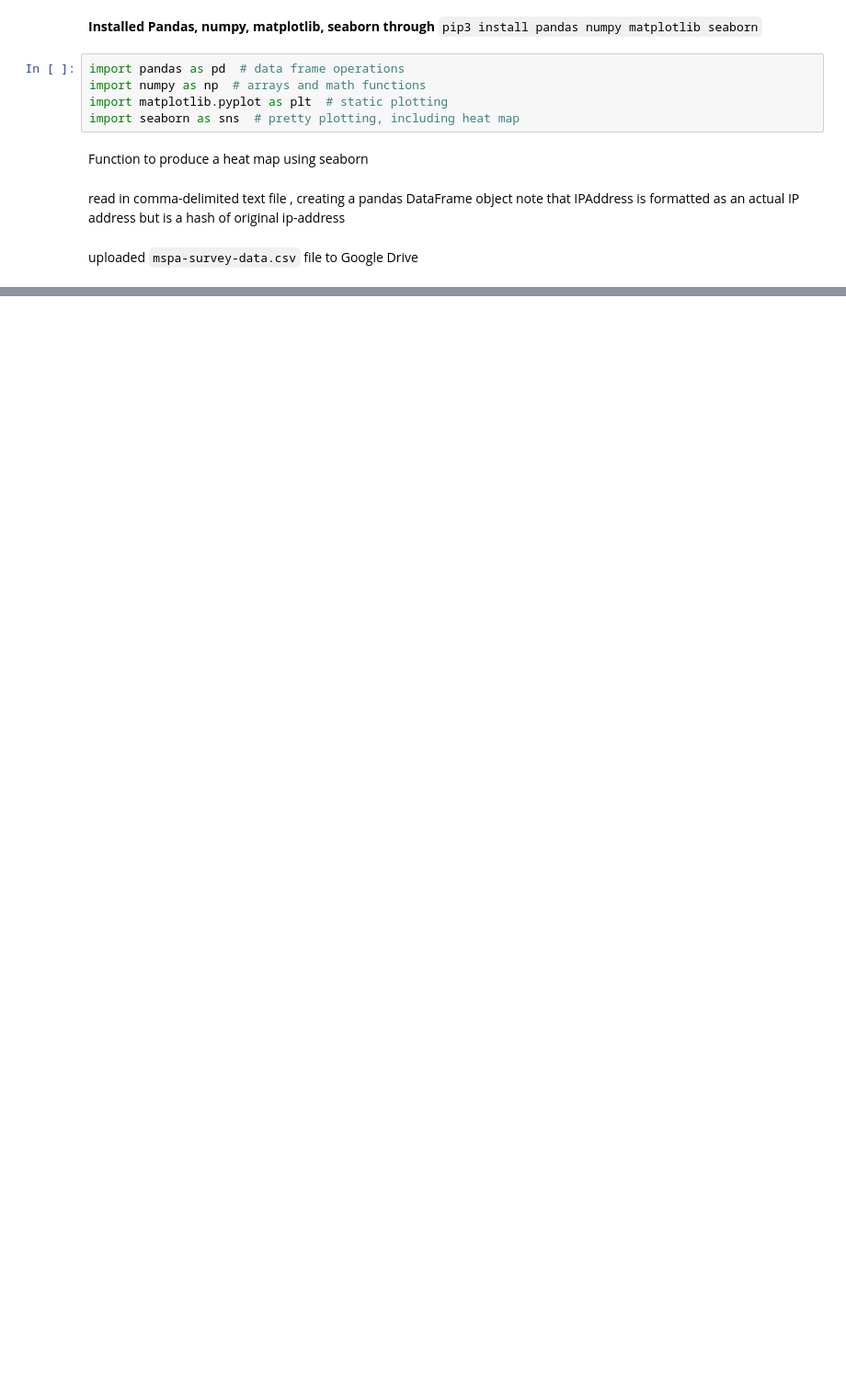
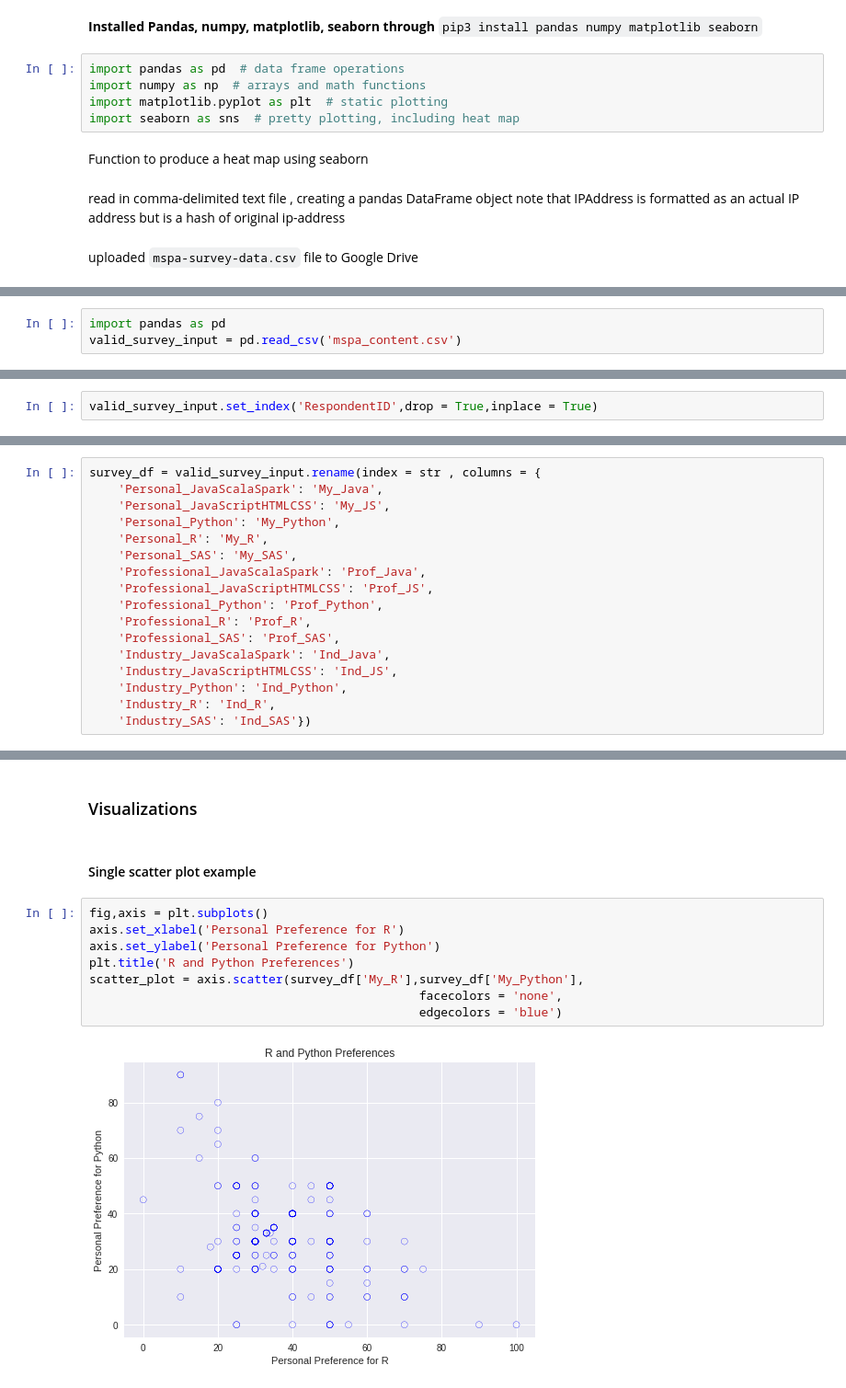
Before and after one commit to DataScience-RajKapoor/ds_422, a Jupyter notebook: MSDS422_Assignment1_KapoorRaj.ipynb, the cells around one changed output, grey strips where cells are left out. Shown at 92% size. Cells and saved outputs as stored; diff of their text form; blank space fills up the shorter version.

```diff
--- a/MSDS422_Assignment1_KapoorRaj.ipynb
+++ b/MSDS422_Assignment1_KapoorRaj.ipynb
@@ -20,0 +80,3 @@ valid_su
+# %%
+import pandas as pd
+valid_survey_input = pd.read_csv('mspa_content.csv')
@@ -20,0 +107,2 @@ valid_su
+# %%
+valid_survey_input.set_index('RespondentID',drop = True,inplace = True)
@@ -20,0 +162,17 @@ valid_su
+# %%
+survey_df = valid_survey_input.rename(index = str , columns = {
+    'Personal_JavaScalaSpark': 'My_Java',
+    'Personal_JavaScriptHTMLCSS': 'My_JS',
+    'Personal_Python': 'My_Python',
+    'Personal_R': 'My_R',
+    'Personal_SAS': 'My_SAS',
+    'Professional_JavaScalaSpark': 'Prof_Java',
+    'Professional_JavaScriptHTMLCSS': 'Prof_JS',
+    'Professional_Python': 'Prof_Python',
+    'Professional_R': 'Prof_R',
+    'Professional_SAS': 'Prof_SAS',
+    'Industry_JavaScalaSpark': 'Ind_Java',
+    'Industry_JavaScriptHTMLCSS': 'Ind_JS',
+    'Industry_Python': 'Ind_Python',
+    'Industry_R': 'Ind_R',
+    'Industry_SAS': 'Ind_SAS'})
@@ -20,0 +203,14 @@ valid_su
+# %% [markdown]
+### Visualizations
+# %% [markdown]
+#### Single scatter plot example
+# %%
+fig,axis = plt.subplots()
+axis.set_xlabel('Personal Preference for R')
+axis.set_ylabel('Personal Preference for Python')
+plt.title('R and Python Preferences')
+scatter_plot = axis.scatter(survey_df['My_R'],survey_df['My_Python'],
+                                              facecolors = 'none',
+                                              edgecolors = 'blue')
+# %% [output]
+[figure, added]
```
Also changed, not shown: parts of 46 cells of this notebook.
